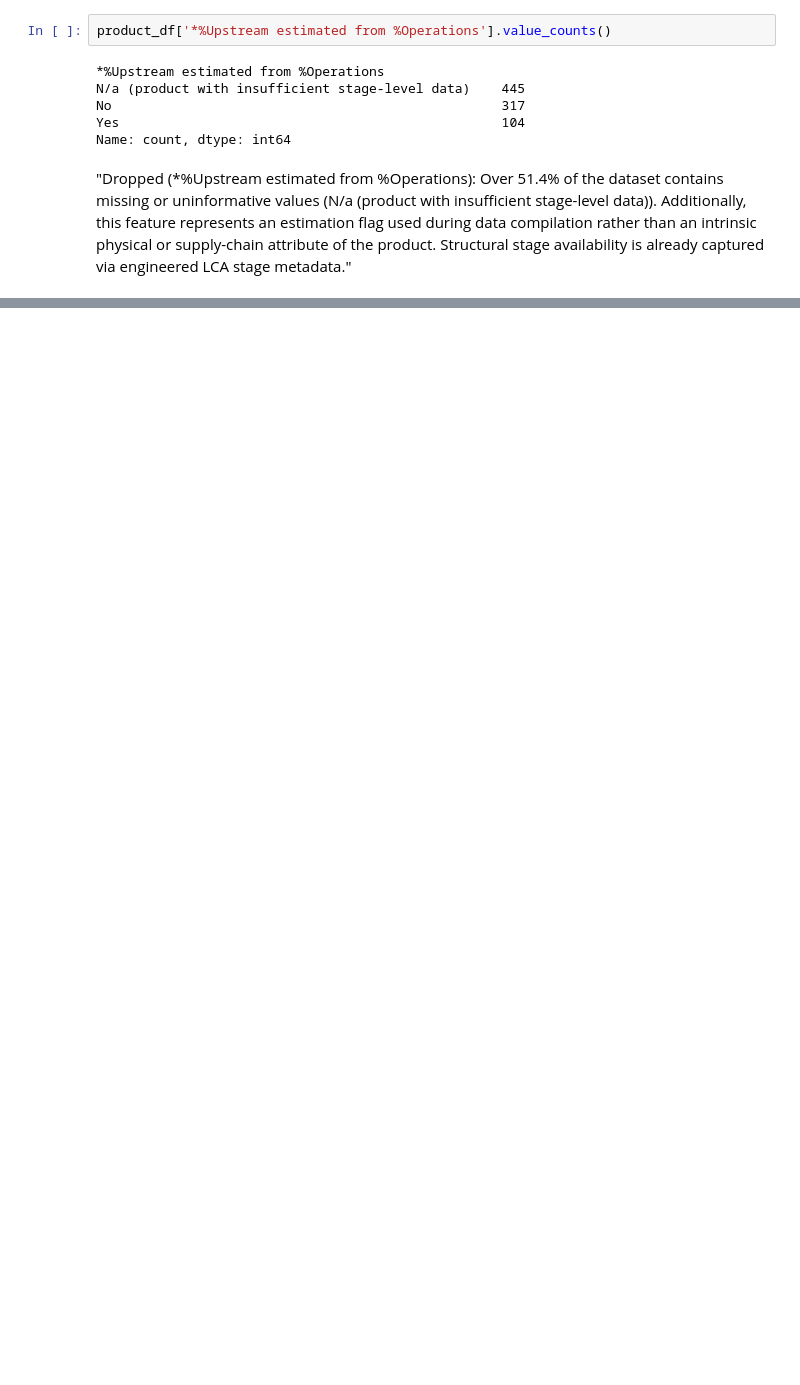
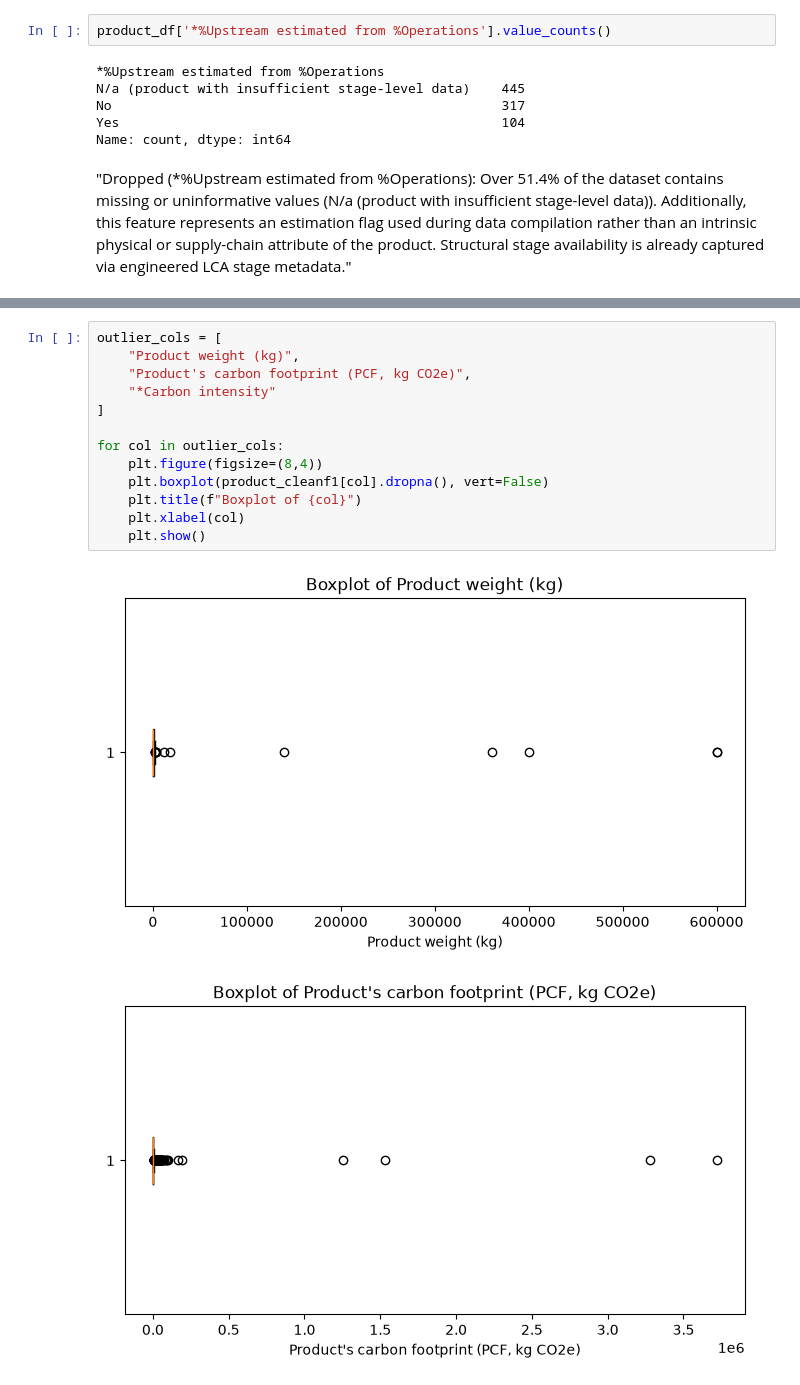
Before and after one commit to samina265/pcf-quality-framework, a Jupyter notebook: BEACON-PCF/notebooks/pre-eng (1).ipynb, the cells around one changed output, grey strips where cells are left out. Drawn from its saved outputs; the diff is of its cells as text; blank space fills up the shorter version.

```diff
--- a/BEACON-PCF/notebooks/pre-eng (1).ipynb
+++ b/BEACON-PCF/notebooks/pre-eng (1).ipynb
@@ -312,0 +312,16 @@ Name: count, dtype: int64
+# %%
+outlier_cols = [
+    "Product weight (kg)",
+    "Product's carbon footprint (PCF, kg CO2e)",
+    "*Carbon intensity"
+]
+
+for col in outlier_cols:
+    plt.figure(figsize=(8,4))
+    plt.boxplot(product_cleanf1[col].dropna(), vert=False)
+    plt.title(f"Boxplot of {col}")
+    plt.xlabel(col)
+    plt.show()
+# %% [output]
+[figure, added]
+[figure, added]
```
Also changed, not shown: parts of 31 cells of this notebook, 3 other files.
